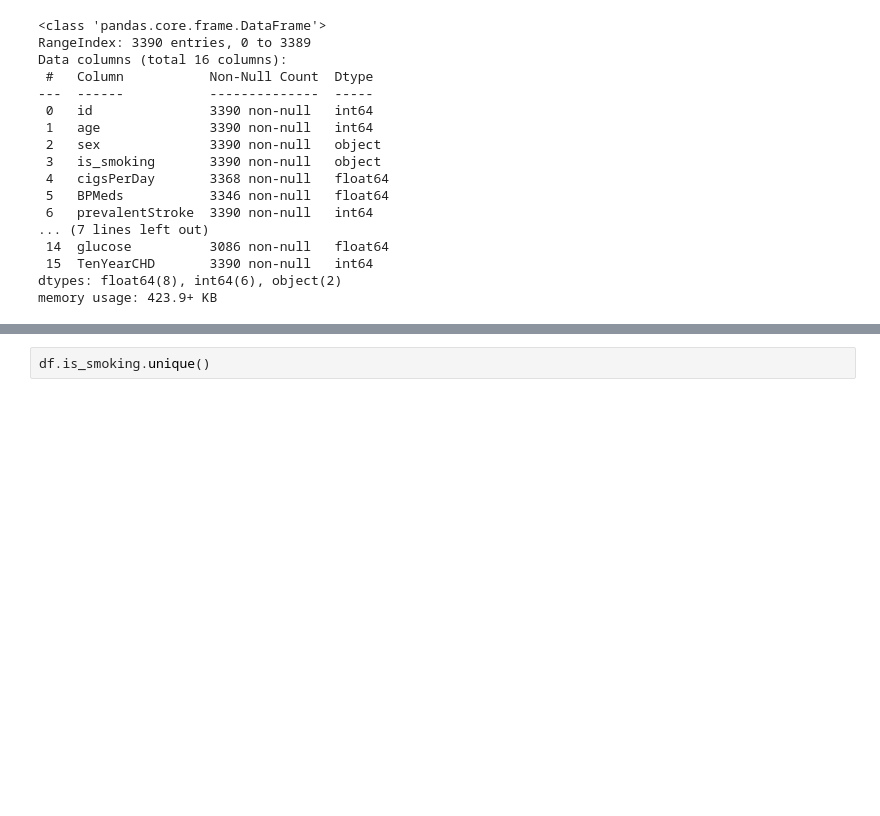
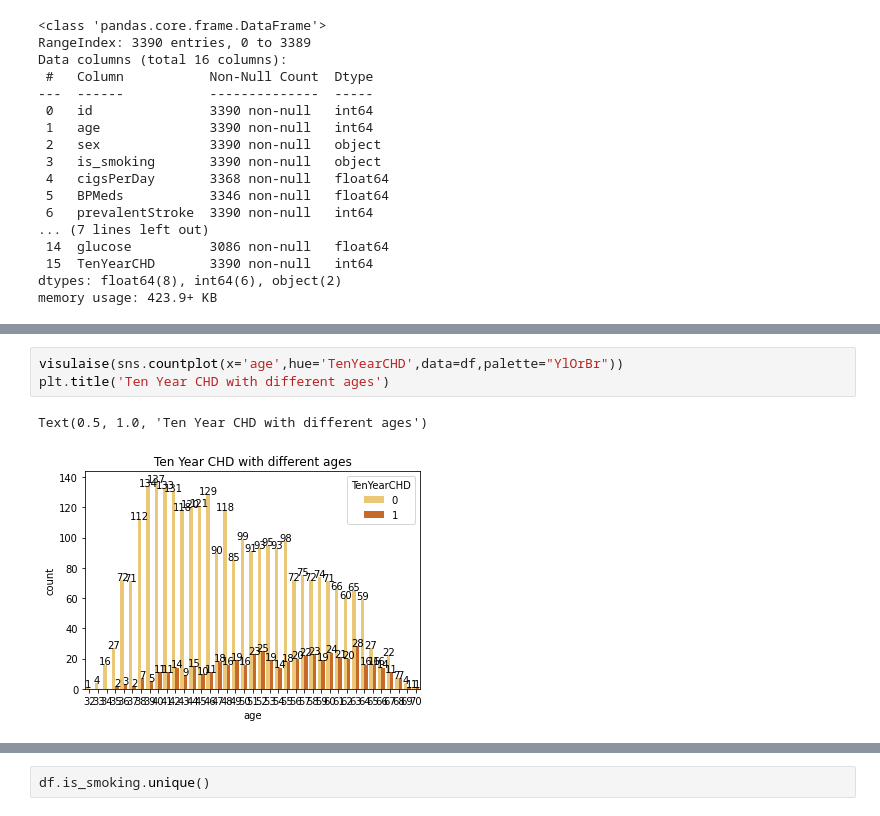
Before and after one commit to Souvik0651/Cardiovascular-Risk-Prediction--classification-, a Jupyter notebook: Cardiovascular_Risk_Prediction.ipynb, the cells around one changed output, grey strips where cells are left out. Saved outputs shown, nothing was run; the diff lists cells and outputs as text; blank space fills up the shorter version.

```diff
--- a/Cardiovascular_Risk_Prediction.ipynb
+++ b/Cardiovascular_Risk_Prediction.ipynb
@@ -92,0 +181,6 @@ memory usage: 423.9+ KB
+# %%
+visulaise(sns.countplot(x='age',hue='TenYearCHD',data=df,palette="YlOrBr"))
+plt.title('Ten Year CHD with different ages')
+# %% [output]
+Text(0.5, 1.0, 'Ten Year CHD with different ages')
+[figure, added]
```
Also changed, not shown: parts of 43 cells of this notebook.
